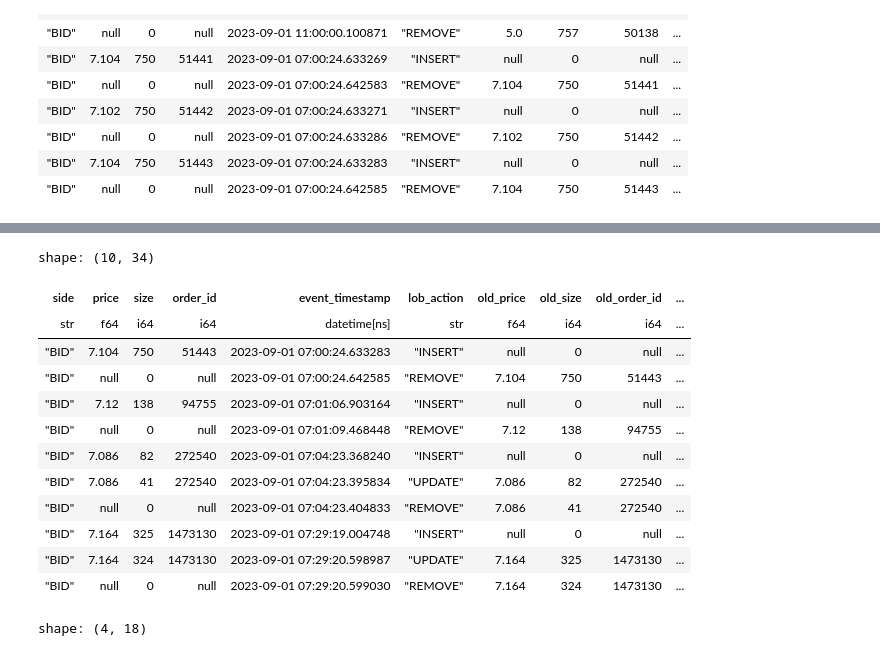
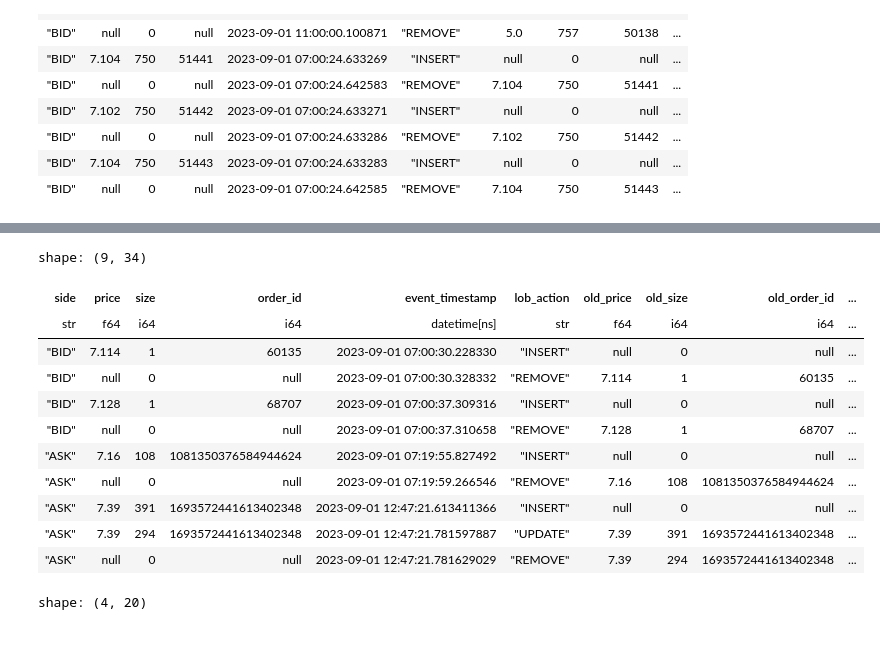
Before and after one commit to tsetsinaydenov/financial-data-science, a Jupyter notebook: main.ipynb, the cells around one changed output, grey strips where cells are left out. Saved outputs shown, nothing was run; the diff lists cells and outputs as text; code cells hidden in the pictures.

```diff
--- a/main.ipynb
+++ b/main.ipynb
@@ -266,5 +261,28 @@ quotes_collapsed = quotes_collapsed.with_columns([
         .truediv(pl.col("midpoint_at_insertion"))
         .alias("rel_distance_to_midpoint")
     ),
+    # Log order lifetime
+    # All order lifetimes need to be > 0, otherwise this would throw an error.
+    (
+        pl.col("order_lifetime")
+            .log()
+            .alias("log_order_lifetime")
+    ),
+    # Removal mechanism:
+    # Given the cumulative execution size over the entire order lifecycle, I assume:
+    # 1. If execution_size = 0, then nothing has been traded and the order has been cancelled.
+    # 2. If 0 > execution_size > size_at_insertion, then the order has been filled partially
+    # and then cancelled (removed).
+    # 3. If execution_size = size_at_insertion, then the entire order has been filled.
+    (
+        pl.when(pl.col("execution_size") == 0)
+            .then(pl.lit("Cancel"))
+            .when(pl.col("execution_size") < pl.col("size_at_insertion"))
+            .then(pl.lit("Trade (partial)"))
+            .when(pl.col("execution_size") == pl.col("size_at_insertion"))
+            .then(pl.lit("Trade (full)"))
+            .otherwise(pl.lit("Unknown"))
+        .alias("removal_mechanism")
+    ),
 ])
 # %%
@@ -300,30 +338,29 @@ shape: (10, 34)
 # %%
-test_ids = [272540, 1473130, 94755, 51443] # [1693551612541526740, 1693551530008208487, 1693551623820260384]
+test_ids = [68707, 60135, 1081350376584944624, 1693572441613402348] # [1693551612541526740, 1693551530008208487, 1693551623820260384]
 
 quotes_inc_eu \
     .filter(pl.col("original_order_id").is_in(test_ids)) \
     .sort(by=[pl.col("original_order_id"), pl.col("event_timestamp")]) \
     .collect() \
     .show(limit=10)
 
 quotes_collapsed \
     .filter(pl.col("original_order_id").is_in(test_ids)) \
     .collect() \
     .show(limit=10)
 # %% [output]
-shape: (10, 34)
+shape: (9, 34)
 | side | price | size | order_id | event_timestamp | lob_action | old_price | old_size | old_order_id | ... |
 | str | f64 | i64 | i64 | datetime[ns] | str | f64 | i64 | i64 | ... |
-| "BID" | 7.104 | 750 | 51443 | 2023-09-01 07:00:24.633283 | "INSERT" | null | 0 | null | ... |
-| "BID" | null | 0 | null | 2023-09-01 07:00:24.642585 | "REMOVE" | 7.104 | 750 | 51443 | ... |
-| "BID" | 7.12 | 138 | 94755 | 2023-09-01 07:01:06.903164 | "INSERT" | null | 0 | null | ... |
-| "BID" | null | 0 | null | 2023-09-01 07:01:09.468448 | "REMOVE" | 7.12 | 138 | 94755 | ... |
-| "BID" | 7.086 | 82 | 272540 | 2023-09-01 07:04:23.368240 | "INSERT" | null | 0 | null | ... |
-| "BID" | 7.086 | 41 | 272540 | 2023-09-01 07:04:23.395834 | "UPDATE" | 7.086 | 82 | 272540 | ... |
-| "BID" | null | 0 | null | 2023-09-01 07:04:23.404833 | "REMOVE" | 7.086 | 41 | 272540 | ... |
-| "BID" | 7.164 | 325 | 1473130 | 2023-09-01 07:29:19.004748 | "INSERT" | null | 0 | null | ... |
-| "BID" | 7.164 | 324 | 1473130 | 2023-09-01 07:29:20.598987 | "UPDATE" | 7.164 | 325 | 1473130 | ... |
-| "BID" | null | 0 | null | 2023-09-01 07:29:20.599030 | "REMOVE" | 7.164 | 324 | 1473130 | ... |
+| "BID" | 7.114 | 1 | 60135 | 2023-09-01 07:00:30.228330 | "INSERT" | null | 0 | null | ... |
+| "BID" | null | 0 | null | 2023-09-01 07:00:30.328332 | "REMOVE" | 7.114 | 1 | 60135 | ... |
+| "BID" | 7.128 | 1 | 68707 | 2023-09-01 07:00:37.309316 | "INSERT" | null | 0 | null | ... |
+| "BID" | null | 0 | null | 2023-09-01 07:00:37.310658 | "REMOVE" | 7.128 | 1 | 68707 | ... |
+| "ASK" | 7.16 | 108 | 1081350376584944624 | 2023-09-01 07:19:55.827492 | "INSERT" | null | 0 | null | ... |
+| "ASK" | null | 0 | null | 2023-09-01 07:19:59.266546 | "REMOVE" | 7.16 | 108 | 1081350376584944624 | ... |
+| "ASK" | 7.39 | 391 | 1693572441613402348 | 2023-09-01 12:47:21.613411366 | "INSERT" | null | 0 | null | ... |
+| "ASK" | 7.39 | 294 | 1693572441613402348 | 2023-09-01 12:47:21.781597887 | "UPDATE" | 7.39 | 391 | 1693572441613402348 | ... |
+| "ASK" | null | 0 | null | 2023-09-01 12:47:21.781629029 | "REMOVE" | 7.39 | 294 | 1693572441613402348 | ... |
-shape: (4, 18)
+shape: (4, 20)
 | original_order_id | venue | insertion_date | removal_date | latest_event_timestamp | number_of_updates | ... |
 | i64 | str | datetime[ns] | datetime[ns] | datetime[ns] | u32 | ... |
```
Also changed, not shown: parts of 7 cells of this notebook.
